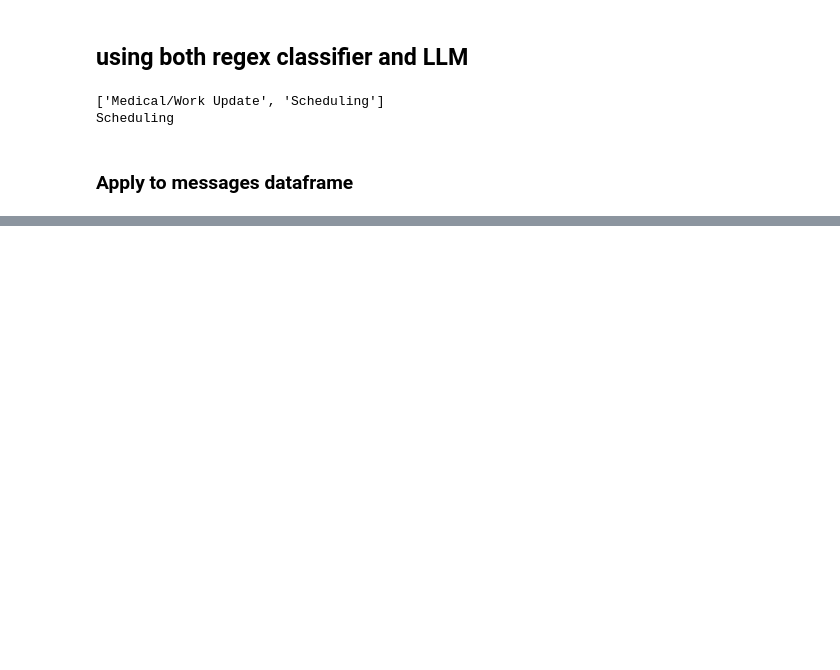
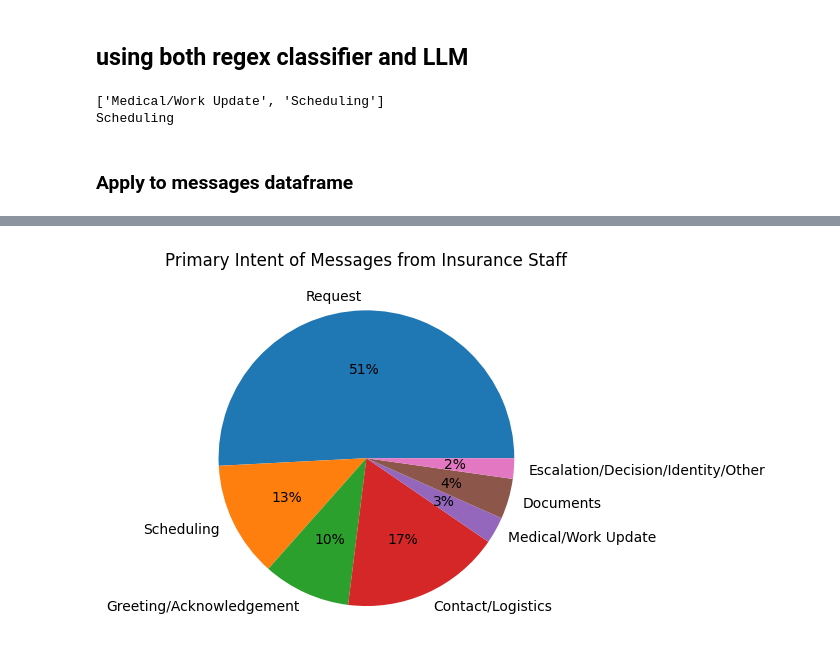
Before and after one commit to vanikanoria/Claims-Messages-to-Routing-System, a Jupyter notebook: topic_modeling.ipynb, the cells around one changed output, grey strips where cells are left out. Drawn from its saved outputs; the diff is of its cells as text; code cells hidden in the pictures; blank space fills up the shorter version.

```diff
--- a/topic_modeling.ipynb
+++ b/topic_modeling.ipynb
@@ -949,0 +1001,13 @@ messages['intent_primary_hybrid'] = messages['hybrid_classification'].progress_a
+# %%
+# Insurance staff pie chart (non-claimant)
+counts_staff = (
+    messages.loc[messages['role'] != 'claimant', 'intent_primary_hybrid']
+    .value_counts(normalize=True)
+    .reindex(order, fill_value=0)  # match order & fill missing
+)
+
+counts_staff.plot(kind='pie', labels=counts_staff.index, autopct='%.f%%', title='Primary Intent of Messages from Insurance Staff')
+plt.ylabel("")  # remove y-label for cleaner look
+plt.show()
+# %% [output]
+[figure, added]
```
Also changed, not shown: parts of 17 cells of this notebook, 6 other files.
